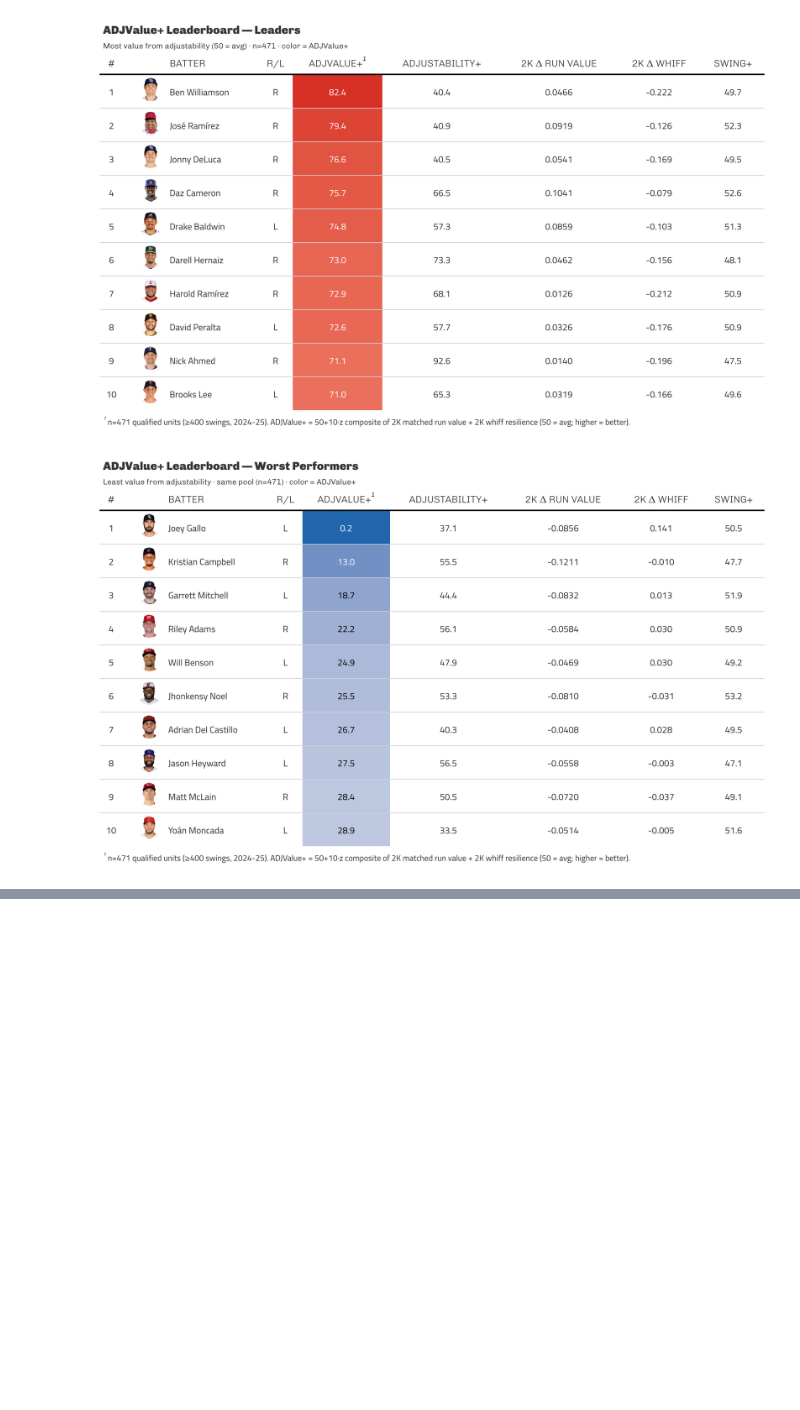
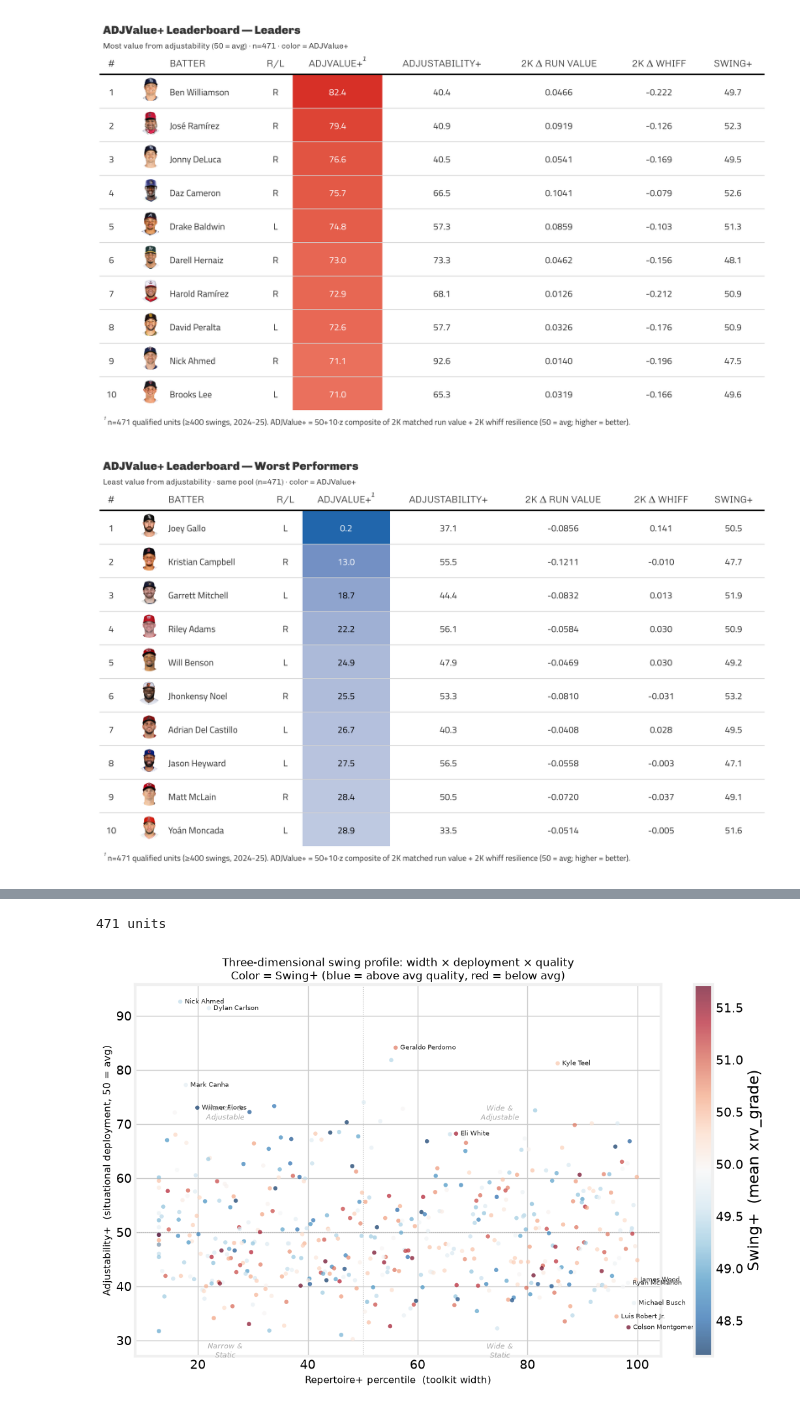
Before and after one commit to theoauyeung/swing_repetoire, a Jupyter notebook: src/adjustability_results.ipynb, the cells around one changed output, grey strips where cells are left out. Saved outputs shown, nothing was run; the diff lists cells and outputs as text; code cells hidden in the pictures; blank space fills up the shorter version.

```diff
--- a/src/adjustability_results.ipynb
+++ b/src/adjustability_results.ipynb
@@ -644,0 +682,59 @@ for png in ['adjustability_resid_high_adj_low_val_gt.png', 'adjustability_resid_
+# %%
+# Three-dimensional profile: Repertoire+ × Adjustability+ colored by Swing+ quality.
+import sys, numpy as np, matplotlib.pyplot as plt
+sys.path.insert(0, str(ROOT / 'src'))
+import db
+
+adj_3d = pd.read_parquet(DATA / 'adjustability.parquet',
+                         columns=['batter_id','batter_stand','label','adjustability_plus'])
+rep_3d = pd.read_parquet(DATA / 'repertoire_scores.parquet',
+                         columns=['batter_id','batter_stand','repertoire_pctile'])
+con_3d = db.connect('xrv_swings')
+swp_3d = con_3d.sql("""
+    SELECT batter_id, batter_stand, AVG(xrv_grade) AS swing_plus
+    FROM xrv_swings WHERE game_year IN (2024,2025)
+    GROUP BY batter_id, batter_stand
+""").df()
+con_3d.close()
+
+d3 = adj_3d.merge(rep_3d, on=['batter_id','batter_stand']).merge(swp_3d, on=['batter_id','batter_stand']).dropna()
+print(f'{len(d3)} units')
+
+x3 = d3['repertoire_pctile'].to_numpy()
+y3 = d3['adjustability_plus'].to_numpy()
+c3 = d3['swing_plus'].to_numpy()
+
+N_LAB3 = 5
+top_all  = d3.assign(s=d3['swing_plus'] + d3['adjustability_plus']/10 + d3['repertoire_pctile']/100).nlargest(N_LAB3, 's')
+hi_rep_lo_adj = d3.assign(s=d3['repertoire_pctile'] - d3['adjustability_plus']).nlargest(N_LAB3, 's')
+lo_rep_hi_adj = d3.assign(s=d3['adjustability_plus'] - d3['repertoire_pctile']).nlargest(N_LAB3, 's')
+
+with plt.style.context(FT):
+    fig, ax = plt.subplots(figsize=(11, 7))
+    sc = ax.scatter(x3, y3, c=c3, cmap='RdBu_r',
+                   vmin=c3.mean() - 2*c3.std(), vmax=c3.mean() + 2*c3.std(),
+                   s=22, alpha=0.7, edgecolor='none', zorder=3)
+    cb = fig.colorbar(sc, ax=ax, label='Swing+  (mean xrv_grade)')
+    ax.axvline(50, color='#aaa', lw=0.8, ls=':')
+    ax.axhline(50, color='#aaa', lw=0.8, ls=':')
+    for qx, qy, lbl in [(75, 72, 'Wide &\nAdjustable'), (75, 28, 'Wide &\nStatic'),
+                         (25, 72, 'Narrow &\nAdjustable'), (25, 28, 'Narrow &\nStatic')]:
+        ax.text(qx, qy, lbl, fontsize=8, color='#888', ha='center', va='center',
+                style='italic', alpha=0.7)
+    for _, row in pd.concat([top_all, hi_rep_lo_adj, lo_rep_hi_adj]).drop_duplicates('label').iterrows():
+        ax.annotate(row['label'], (row['repertoire_pctile'], row['adjustability_plus']),
+                    fontsize=7.5, ha='left', va='center',
+                    xytext=(5, 0), textcoords='offset points', color='#222')
+    ax.set_xlabel('Repertoire+ percentile  (toolkit width)', fontsize=11)
+    ax.set_ylabel('Adjustability+  (situational deployment, 50 = avg)', fontsize=11)
+    ax.set_title(
+        'Three-dimensional swing profile: width × deployment × quality\n'
+        'Color = Swing+ (blue = above avg quality, red = below avg)',
+        fontsize=12,
+    )
+    fig.tight_layout()
+    fig.savefig(plot_path('adjustability_three_facets_scatter.png'), dpi=130)
+    plt.show()
+# %% [output]
+471 units
+[figure, added]
```
Also changed, not shown: parts of 12 cells of this notebook, 9 other files.
